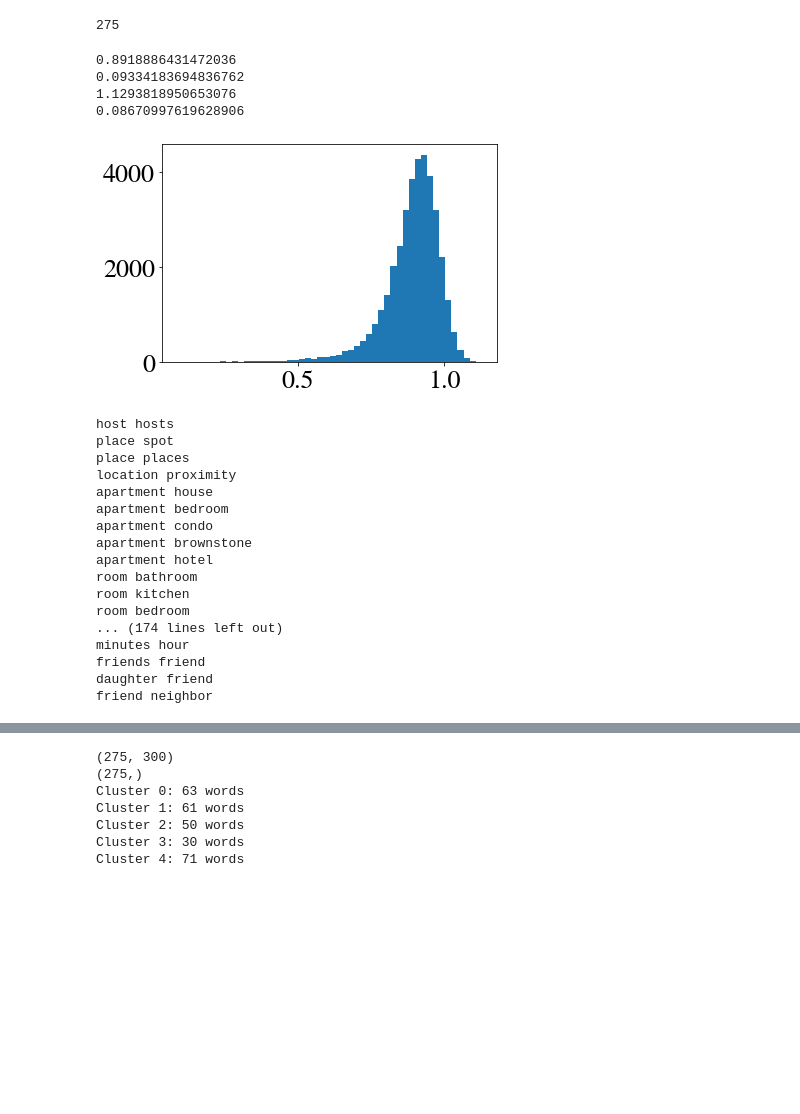
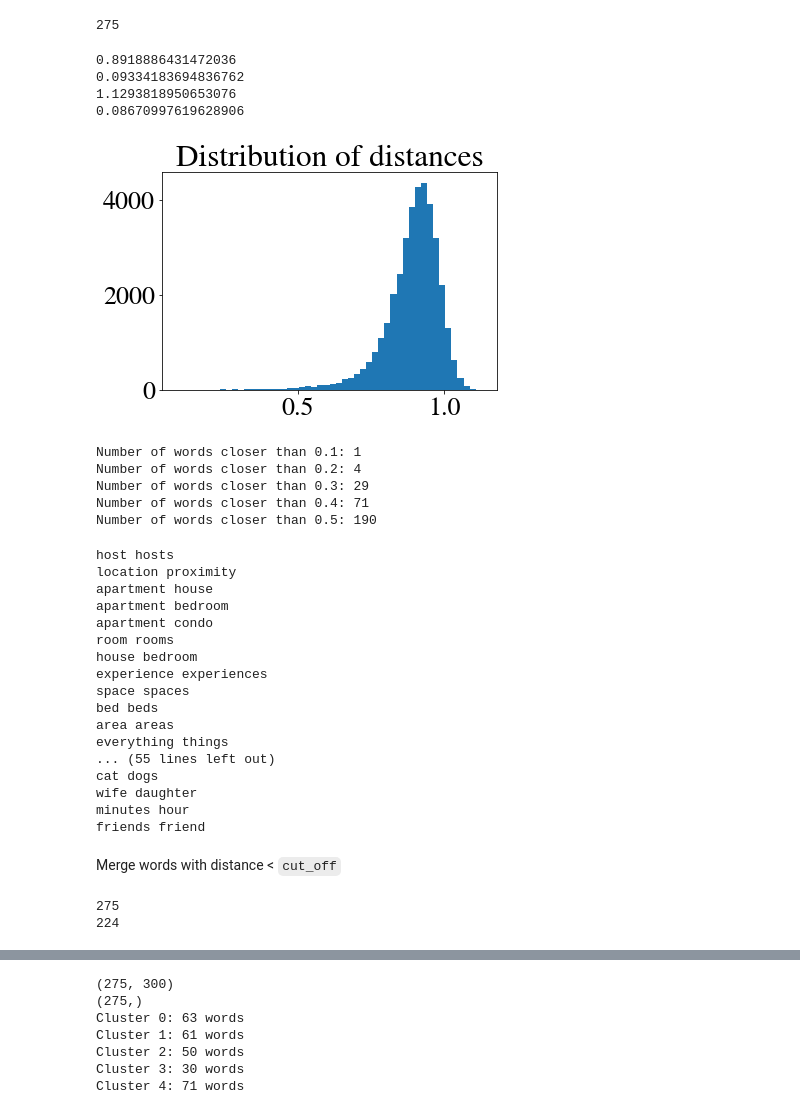
Before and after one commit to stavros11/Text-Classification, a Jupyter notebook: feature_extraction2.ipynb, the cells around one changed output, grey strips where cells are left out. Drawn from its saved outputs; the diff is of its cells as text; code cells hidden in the pictures; blank space fills up the shorter version.

```diff
--- a/feature_extraction2.ipynb
+++ b/feature_extraction2.ipynb
@@ -80,6 +80,12 @@ sampled_data.to_pickle(os.path.join(area_dir, "reviews_with_word_features_{}samp
 1001 / 2000 found. - time: 50.33985733985901
 1501 / 2000 found. - time: 76.03535342216492
 2001 / 2000 found. - time: 101.41226363182068
+# %%
+area = "boston"
+n_samples = 2000
+
+area_dir = os.path.join(data_dir, area)
+sampled_data = pd.read_pickle(os.path.join(area_dir, "reviews_with_word_features_{}samples.pkl".format(n_samples)))
 # %%
 sampled_data
 # %% [output]
@@ -136,36 +161,71 @@ for i, word in enumerate(words):
 # %%
 ids = np.triu_indices(len(words), k=1)
 print(distance_matrix[ids].mean())
 print(distance_matrix[ids].std())
 print(distance_matrix[ids].max())
 print(distance_matrix[ids].min())
+
 plt.hist(distance_matrix[ids], bins=50)
+plt.title("Distribution of distances")
 plt.show()
 # %% [output]
 0.8918886431472036
 0.09334183694836762
 1.1293818950653076
 0.08670997619628906
-[figure, old version]
+[figure, new version]
+# %%
+ids = np.triu_indices(len(words), k=1)
+cut_offs = [0.1, 0.2, 0.3, 0.4, 0.5]
+for cut_off in cut_offs:
+    n = (distance_matrix[ids] < cut_off).sum()
+    print("Number of words closer than {}: {}".format(cut_off, n))
+# %% [output]
+Number of words closer than 0.1: 1
+Number of words closer than 0.2: 4
+Number of words closer than 0.3: 29
+Number of words closer than 0.4: 71
+Number of words closer than 0.5: 190
 # %%
-for i in np.where(distance_matrix[ids] < 0.5)[0]:
+for i in np.where(distance_matrix[ids] < 0.4)[0]:
     i1, i2 = ids[0][i], ids[1][i]
     print(words[i1], words[i2])
 # %% [output]
 host hosts
-place spot
-place places
 location proximity
 apartment house
 apartment bedroom
 apartment condo
-apartment brownstone
-apartment hotel
-room bathroom
-room kitchen
-room bedroom
-... (174 lines left out)
+room rooms
+house bedroom
+experience experiences
+space spaces
+bed beds
+area areas
+everything things
+... (55 lines left out)
+cat dogs
+wife daughter
 minutes hour
 friends friend
-daughter friend
-friend neighbor
+# %% [markdown]
+Merge words with distance < `cut_off`
+# %%
+removed_words = set()
+merged_features = Counter()
+cut_off = 0.4
+
+for i, word in enumerate(words):
+    if word not in removed_words:
+        removed_words.add(word)
+        merged_features[word] = all_features[word]
+        for j in np.where(distance_matrix[i] < cut_off)[0]:
+            if words[j] not in removed_words:
+                removed_words.add(words[j])
+                merged_features[word] += all_features[words[j]]
+
+print(len(words))
+print(len(merged_features))
+# %% [output]
+275
+224
```
Also changed, not shown: parts of 10 cells of this notebook, 2 other files.
